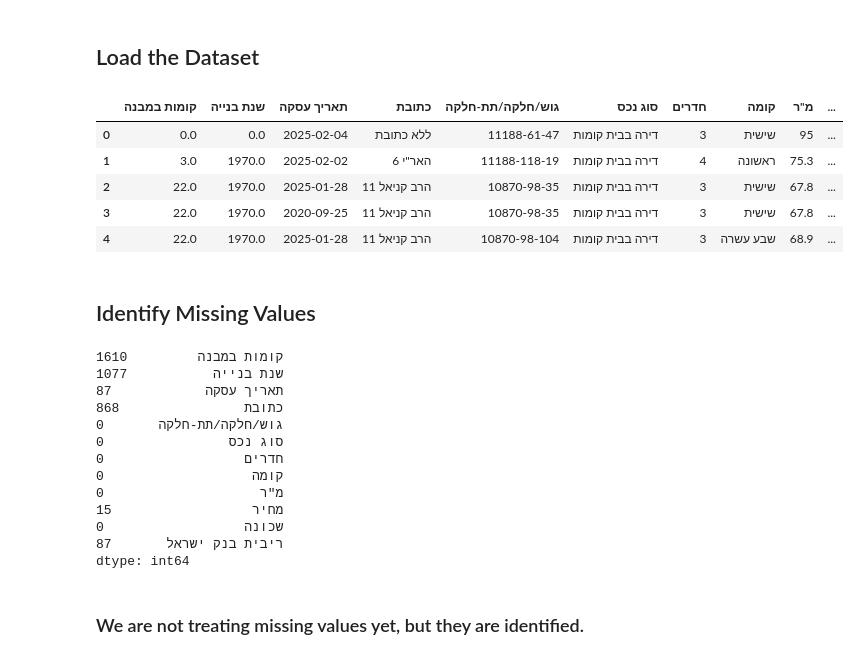
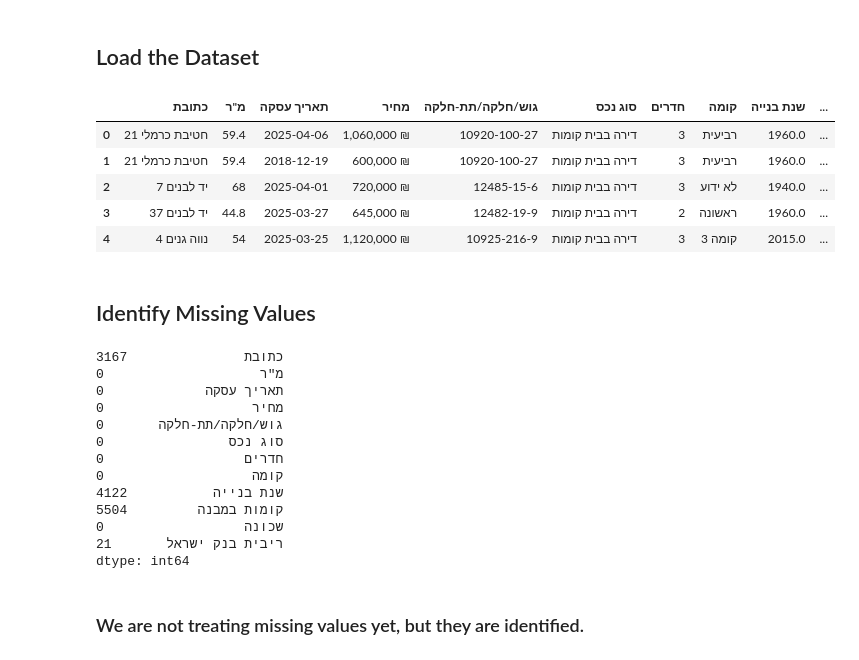
Before and after one commit to sagivma/Nadlan-Haifa, a Jupyter notebook: haifa_nadlan_analysis.ipynb, the cells around one changed output. Saved outputs shown, nothing was run; the diff lists cells and outputs as text; code cells hidden in the pictures.

```diff
--- a/haifa_nadlan_analysis.ipynb
+++ b/haifa_nadlan_analysis.ipynb
@@ -9,18 +9,18 @@ from sklearn.model_selection import train_test_split
 # %% [markdown]
 ## Load the Dataset
 # %%
-file_path = "./data/gov/final_merged_with_interest.csv"
+file_path = "./data/gov/transactions_with_interest_final.csv"
 df = pd.read_csv(file_path)
 
 # Display first few rows
 df.head()
 # %% [output]
-|  | קומות במבנה | שנת בנייה | תאריך עסקה | כתובת | גוש/חלקה/תת-חלקה | סוג נכס | חדרים | קומה | מ"ר | ... |
-| 0 | 0.0 | 0.0 | 2025-02-04 | ללא כתובת | 11188-61-47 | דירה בבית קומות | 3 | שישית | 95 | ... |
-| 1 | 3.0 | 1970.0 | 2025-02-02 | האר"י 6 | 11188-118-19 | דירה בבית קומות | 4 | ראשונה | 75.3 | ... |
-| 2 | 22.0 | 1970.0 | 2025-01-28 | הרב קניאל 11 | 10870-98-35 | דירה בבית קומות | 3 | שישית | 67.8 | ... |
-| 3 | 22.0 | 1970.0 | 2020-09-25 | הרב קניאל 11 | 10870-98-35 | דירה בבית קומות | 3 | שישית | 67.8 | ... |
-| 4 | 22.0 | 1970.0 | 2025-01-28 | הרב קניאל 11 | 10870-98-104 | דירה בבית קומות | 3 | שבע עשרה | 68.9 | ... |
+|  | כתובת | מ"ר | תאריך עסקה | מחיר | גוש/חלקה/תת-חלקה | סוג נכס | חדרים | קומה | שנת בנייה | ... |
+| 0 | חטיבת כרמלי 21 | 59.4 | 2025-04-06 | 1,060,000 ₪ | 10920-100-27 | דירה בבית קומות | 3 | רביעית | 1960.0 | ... |
+| 1 | חטיבת כרמלי 21 | 59.4 | 2018-12-19 | 600,000 ₪ | 10920-100-27 | דירה בבית קומות | 3 | רביעית | 1960.0 | ... |
+| 2 | יד לבנים 7 | 68 | 2025-04-01 | 720,000 ₪ | 12485-15-6 | דירה בבית קומות | 3 | לא ידוע | 1940.0 | ... |
+| 3 | יד לבנים 37 | 44.8 | 2025-03-27 | 645,000 ₪ | 12482-19-9 | דירה בבית קומות | 2 | ראשונה | 1960.0 | ... |
+| 4 | נווה גנים 4 | 54 | 2025-03-25 | 1,120,000 ₪ | 10925-216-9 | דירה בבית קומות | 3 | קומה 3 | 2015.0 | ... |
 # %% [markdown]
 ## Identify Missing Values
 # %%
@@ -33,18 +33,18 @@ df['כתובת'] = df['כתובת'].replace('ללא כתובת', pd.NA)
 missing_counts = df.isna().sum()
 missing_counts
 # %% [output]
-קומות במבנה         1610
-שנת בנייה           1077
-תאריך עסקה            87
-כתובת                868
+כתובת               3167
+מ"ר                    0
+תאריך עסקה             0
+מחיר                   0
 גוש/חלקה/תת-חלקה       0
 סוג נכס                0
 חדרים                  0
 קומה                   0
-מ"ר                    0
-מחיר                  15
+שנת בנייה           4122
+קומות במבנה         5504
 שכונה                  0
-ריבית בנק ישראל       87
+ריבית בנק ישראל       21
 dtype: int64
 # %% [markdown]
 ### We are not treating missing values yet, but they are identified.
```
Also changed, not shown: parts of 13 cells of this notebook, 20 other files.
